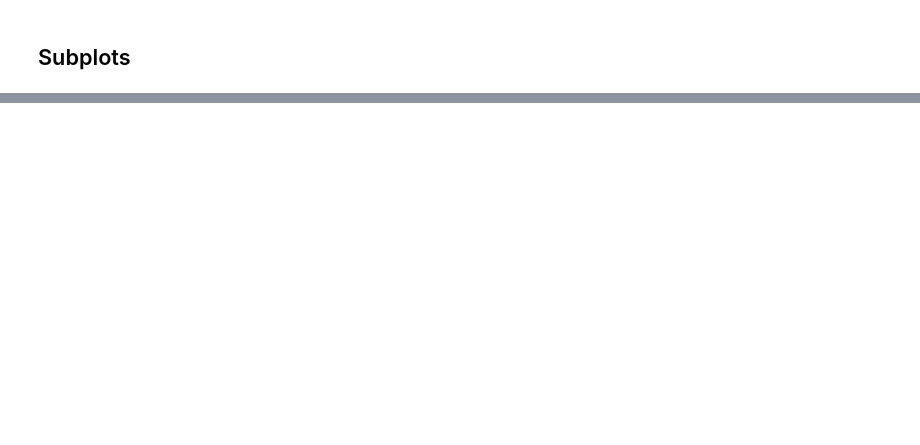
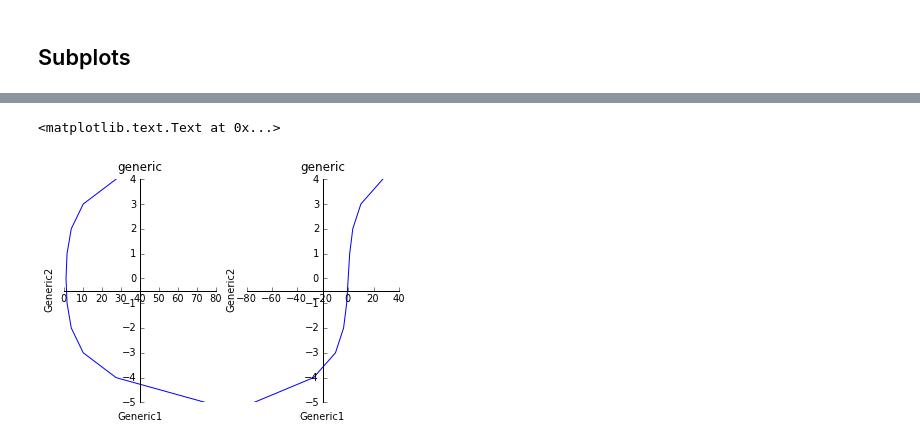
Before and after one commit to gjing/PHYS202-S13, a Jupyter notebook: Week3/PlotTemplates.ipynb, the cells around one changed output, grey strips where cells are left out. Drawn from its saved outputs; the diff is of its cells as text; code cells hidden in the pictures; blank space fills up the shorter version.

```diff
--- a/Week3/PlotTemplates.ipynb
+++ b/Week3/PlotTemplates.ipynb
@@ -52,0 +44,39 @@ TypeError: only length-1 arrays can be converted to Python scalars
+# %%
+#make a publication-ready graph of the data from part (b)
+subplot(1,2,1)
+plot(x,t)
+#Remove the bounding box on the figure and center
+#the horizontal and vertical axis lines (called spines) at (0;0)
+ax = gca()
+ax.spines['left'].set_position('center')
+ax.spines['right'].set_color('none')
+ax.spines['bottom'].set_position('center')
+ax.spines['top'].set_color('none')
+ax.xaxis.set_ticks_position('bottom')
+ax.yaxis.set_ticks_position('left')
+ax.xaxis.labelpad = 110
+ax.yaxis.labelpad = 70
+#Use generic labels for the lines and axes
+xlabel("Generic1")
+ylabel("Generic2")
+title("generic")
+subplot(1,2,2)
+plot(y,t)
+#Remove the bounding box on the figure and center
+#the horizontal and vertical axis lines (called spines) at (0;0)
+ax = gca()
+ax.spines['left'].set_position('center')
+ax.spines['right'].set_color('none')
+ax.spines['bottom'].set_position('center')
+ax.spines['top'].set_color('none')
+ax.xaxis.set_ticks_position('bottom')
+ax.yaxis.set_ticks_position('left')
+ax.xaxis.labelpad = 110
+ax.yaxis.labelpad = 70
+#Use generic labels for the lines and axes
+xlabel("Generic1")
+ylabel("Generic2")
+title("generic")
+# %% [output]
+<matplotlib.text.Text at 0x...>
+[figure, added]
```
Also changed, not shown: parts of 3 cells of this notebook, 1 other file.
